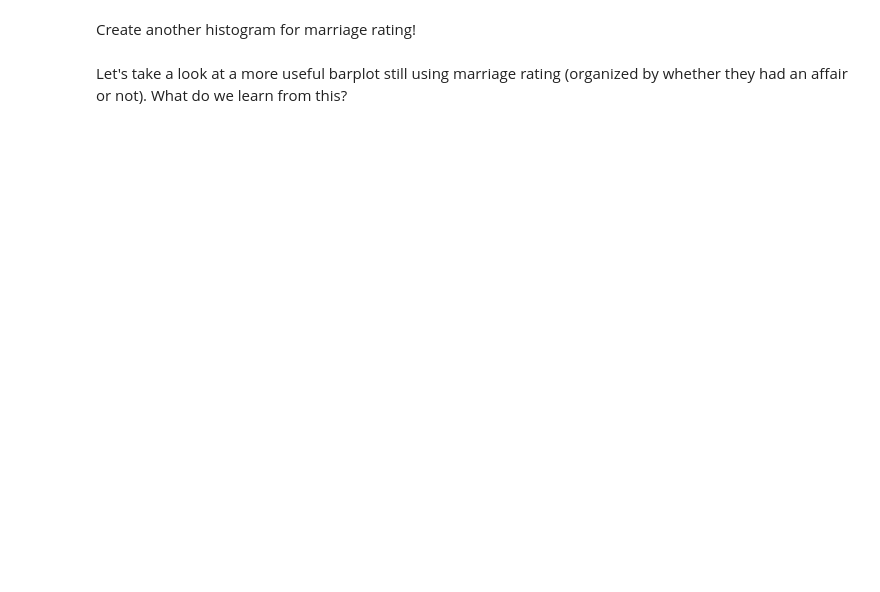
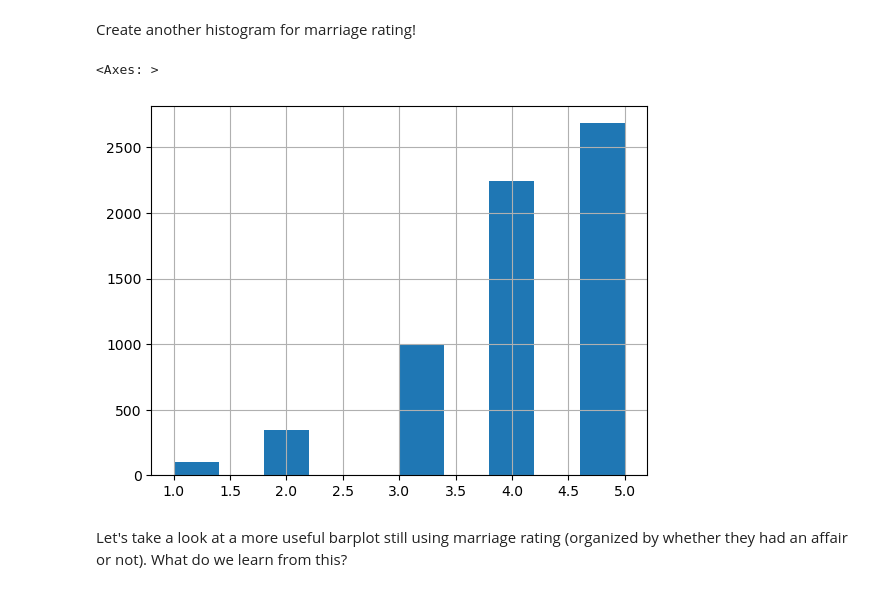
Before and after one commit to kyun33/JCP26Notebooks, a Jupyter notebook: Week_5_Logistic_Regression_Decision_Trees.ipynb, the cells around one changed output. Saved outputs shown, nothing was run; the diff lists cells and outputs as text; code cells hidden in the pictures; blank space fills up the shorter version.

```diff
--- a/Week_5_Logistic_Regression_Decision_Trees.ipynb
+++ b/Week_5_Logistic_Regression_Decision_Trees.ipynb
@@ -45,6 +78,10 @@ Out of curiosity, let's check the education level and frequency of each educatio
 Create another histogram for marriage rating!
 # %%
 # TODO
+affairs["rate_marriage"].hist()
+# %% [output]
+<Axes: >
+[figure, added]
 # %% [markdown]
 Let's take a look at a more useful barplot still using marriage rating (organized by whether they had an affair or not). What do we learn from this?
 # %%
```
Also changed, not shown: parts of 31 cells of this notebook.
